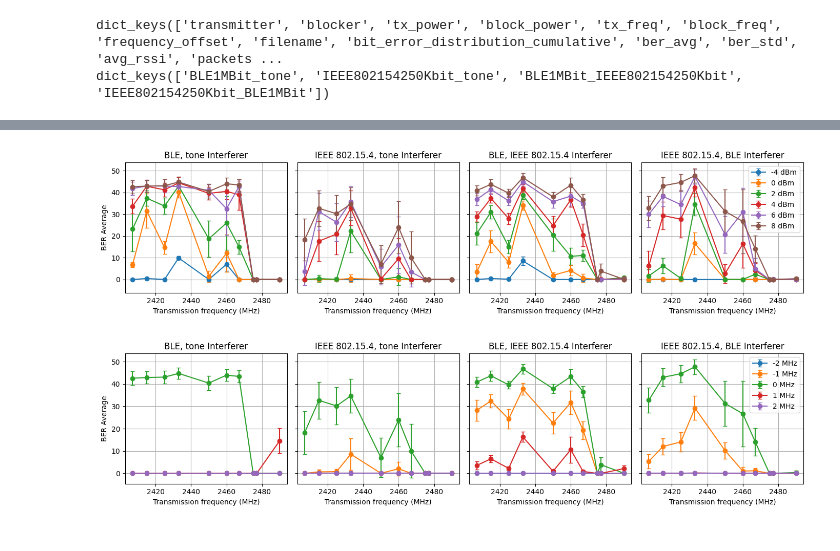
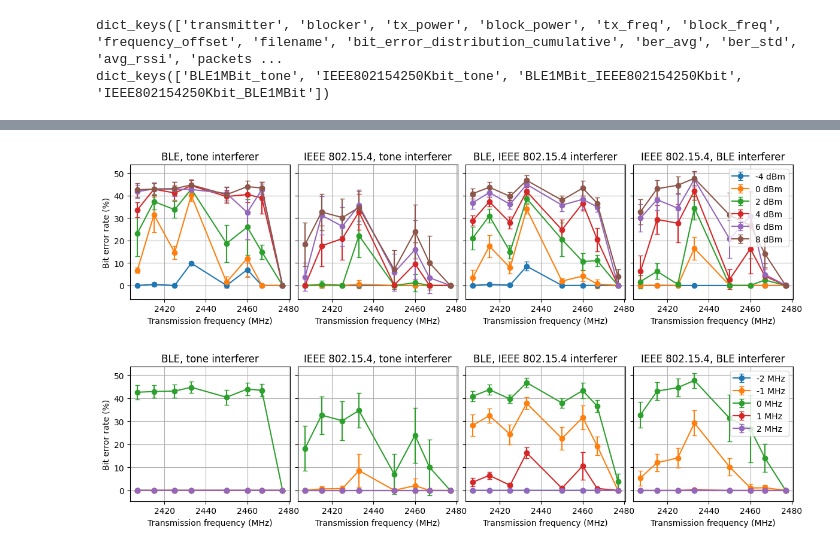
Before and after one commit to SDMote/badillosanjuan25experimental, a Jupyter notebook: python_scripts/data_analysis.ipynb, the cells around one changed output, grey strips where cells are left out. Drawn from its saved outputs; the diff is of its cells as text; code cells hidden in the pictures.

Commit message:
ISM band: final figure

```diff
--- a/python_scripts/data_analysis.ipynb
+++ b/python_scripts/data_analysis.ipynb
@@ -557,7 +557,7 @@ def plot_grouped_ber_with_subplots_scaled_sidebands(
 # %% [markdown]
 ## Inter-protocol interferences
 # %%
-filename = "experiment_data/inter_protocol_2425MHz"
+filename = "experiment_data/inter_protocol_2467MHz"
 
 # Parse file names into dictionaries
 files_dict = parse_data_to_dictionary(filename)
@@ -660,26 +670,14 @@ import numpy as np
 
 def format_configuration_title(configuration):
     mapping = {
-        'BLE1MBit_tone': 'BLE, tone Interferer',
-        'IEEE802154250Kbit_tone': 'IEEE 802.15.4, tone Interferer',
-        'BLE1MBit_IEEE802154250Kbit': 'BLE, IEEE 802.15.4 Interferer',
-        'IEEE802154250Kbit_BLE1MBit': 'IEEE 802.15.4, BLE Interferer'
+        'BLE1MBit_tone': 'BLE, tone interferer',
+        'IEEE802154250Kbit_tone': 'IEEE 802.15.4, tone interferer',
+        'BLE1MBit_IEEE802154250Kbit': 'BLE, IEEE 802.15.4 interferer',
+        'IEEE802154250Kbit_BLE1MBit': 'IEEE 802.15.4, BLE interferer'
     }
     return mapping.get(configuration, configuration)
 
-import matplotlib.pyplot as plt
-import numpy as np
-
-def format_configuration_title(configuration):
-    mapping = {
-        'BLE1MBit_tone': 'BLE, tone Interferer',
-        'IEEE802154250Kbit_tone': 'IEEE 802.15.4, tone Interferer',
-        'BLE1MBit_IEEE802154250Kbit': 'BLE, IEEE 802.15.4 Interferer',
-        'IEEE802154250Kbit_BLE1MBit': 'IEEE 802.15.4, BLE Interferer'
-    }
-    return mapping.get(configuration, configuration)
-
-def plot_ber_vs_frequency(all_data, power_value=None, frequency_offset=None, figsize=None, add_title_suffix=True):
+def plot_ber_vs_frequency(all_data, power_value=None, frequency_offset=None, figsize=None, add_title_suffix=True, saveas=None):
     configurations = list(next(iter(all_data.values())).keys())
     # Define sorting order
     config_order = ['BLE1MBit_tone', 'IEEE802154250Kbit_tone', 'BLE1MBit_IEEE802154250Kbit', 'IEEE802154250Kbit_BLE1MBit']
@@ -719,35 +717,47 @@ def plot_ber_vs_frequency(all_data, power_value=None, frequency_offset=None, fig
                 data_by_variable[variable_key]['ber_avgs'].append(ber_avg)
                 data_by_variable[variable_key]['ber_stds'].append(ber_std)
 
         # Plot results for this configuration
         for variable, values in data_by_variable.items():
             sorted_indices = np.argsort(values['tx_freqs'])
             sorted_tx_freqs = np.array(values['tx_freqs'])[sorted_indices]
             sorted_ber_avgs = np.array(values['ber_avgs'])[sorted_indices]
             sorted_ber_stds = np.array(values['ber_stds'])[sorted_indices]
 
             label = f'{variable} MHz' if power_value is not None else f'{variable} dBm'
             ax.errorbar(sorted_tx_freqs, sorted_ber_avgs, yerr=sorted_ber_stds, marker='o', linestyle='-', label=label, capsize=3)
 
         if add_title_suffix:
             title_suffix = f' (power {power_value} dBm)' if power_value is not None else f' (offset {frequency_offset} MHz)'
         else:
             title_suffix = ''
         ax.set_xlabel('Transmission frequency (MHz)')
         ax.set_title(format_configuration_title(configuration) + title_suffix)
         last_plot = ax  # Keep track of last subplot for legend placement
         ax.grid(True)
 
-    axes[0].set_ylabel('BER Average')
+    axes[0].set_ylabel('Bit error rate (%)')
     if last_plot:
         last_plot.legend()
 
+
     plt.tight_layout()
+    plt.subplots_adjust(wspace=0.05)  # Reduce horizontal spacing
+
+    if saveas:
+        fig.savefig(saveas, format="pdf", bbox_inches="tight")
+
     plt.show()
 
 # Example usage:
-plot_ber_vs_frequency(all_inter_data, frequency_offset=0, figsize=(14, 3.5), add_title_suffix=False)
-plot_ber_vs_frequency(all_inter_data, power_value=8, figsize=(14, 3.5), add_title_suffix=False)
+frequency_offset = 0  # MHz
+power_value = 8  # dBm
+figsize = (12, 3.2)
+
+plot_ber_vs_frequency(all_inter_data, frequency_offset=frequency_offset, figsize=figsize, add_title_suffix=False,
+                      saveas=f"figs/BER_ISM_{frequency_offset}MHz_variable_power.pdf")
+plot_ber_vs_frequency(all_inter_data, power_value=power_value, figsize=figsize, add_title_suffix=False,
+                      saveas=f"figs/BER_ISM_{power_value}dBm_variable_frequency.pdf")
 # %% [output]
-[figure, old version]
+[figure, new version]
-[figure, old version]
+[figure, new version]
```
Also changed, not shown: parts of 2 cells of this notebook.
